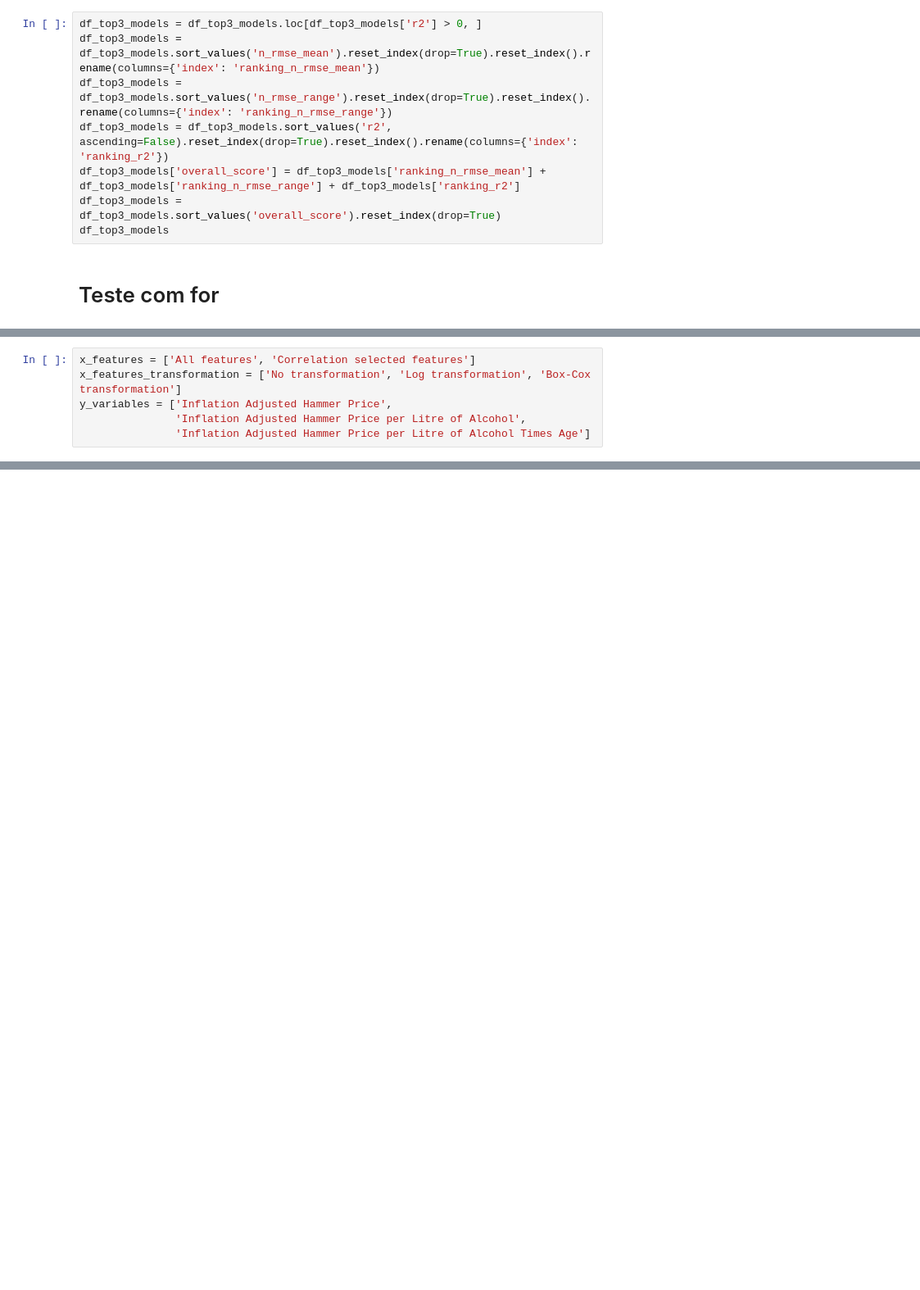
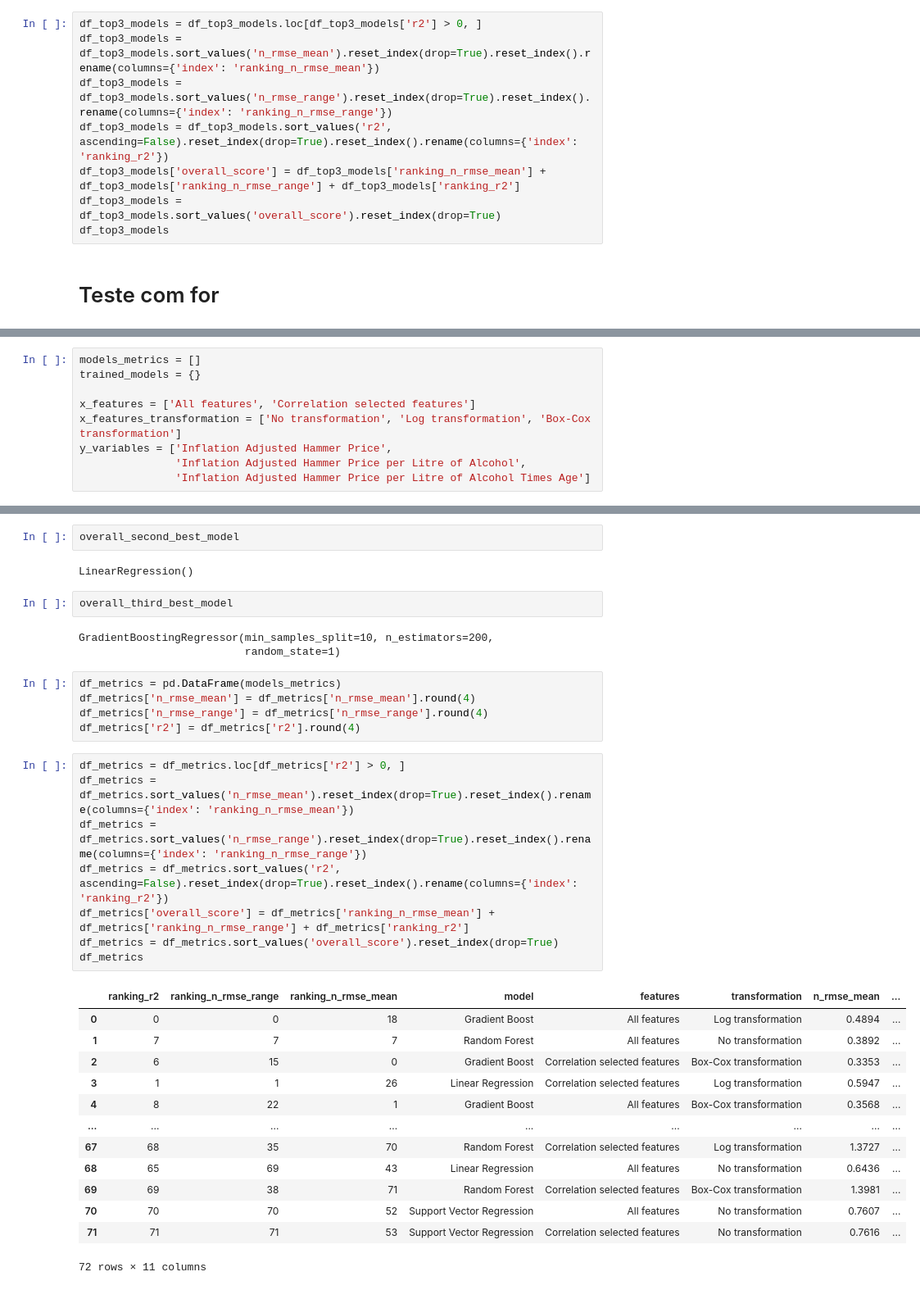
Before and after one commit to joaopaivaa/Cask-Worth, a Jupyter notebook: model.ipynb, the cells around one changed output, grey strips where cells are left out. Shown at 82% size. Drawn from its saved outputs; the diff is of its cells as text; blank space fills up the shorter version.

Commit message:
finished models training with loop

```diff
--- a/model.ipynb
+++ b/model.ipynb
@@ -7891,4 +7894,7 @@ df_top3_models
 # %%
+models_metrics = []
+trained_models = {}
+
 x_features = ['All features', 'Correlation selected features']
 x_features_transformation = ['No transformation', 'Log transformation', 'Box-Cox transformation']
 y_variables = ['Inflation Adjusted Hammer Price',
@@ -8085,0 +8201,36 @@ for y_variable in y_variables:
+# %%
+overall_second_best_model
+# %% [output]
+LinearRegression()
+# %%
+overall_third_best_model
+# %% [output]
+GradientBoostingRegressor(min_samples_split=10, n_estimators=200,
+                          random_state=1)
+# %%
+df_metrics = pd.DataFrame(models_metrics)
+df_metrics['n_rmse_mean'] = df_metrics['n_rmse_mean'].round(4)
+df_metrics['n_rmse_range'] = df_metrics['n_rmse_range'].round(4)
+df_metrics['r2'] = df_metrics['r2'].round(4)
+# %%
+df_metrics = df_metrics.loc[df_metrics['r2'] > 0, ]
+df_metrics = df_metrics.sort_values('n_rmse_mean').reset_index(drop=True).reset_index().rename(columns={'index': 'ranking_n_rmse_mean'})
+df_metrics = df_metrics.sort_values('n_rmse_range').reset_index(drop=True).reset_index().rename(columns={'index': 'ranking_n_rmse_range'})
+df_metrics = df_metrics.sort_values('r2', ascending=False).reset_index(drop=True).reset_index().rename(columns={'index': 'ranking_r2'})
+df_metrics['overall_score'] = df_metrics['ranking_n_rmse_mean'] + df_metrics['ranking_n_rmse_range'] + df_metrics['ranking_r2']
+df_metrics = df_metrics.sort_values('overall_score').reset_index(drop=True)
+df_metrics
+# %% [output]
+|  | ranking_r2 | ranking_n_rmse_range | ranking_n_rmse_mean | model | features | transformation | n_rmse_mean | ... |
+| 0 | 0 | 0 | 18 | Gradient Boost | All features | Log transformation | 0.4894 | ... |
+| 1 | 7 | 7 | 7 | Random Forest | All features | No transformation | 0.3892 | ... |
+| 2 | 6 | 15 | 0 | Gradient Boost | Correlation selected features | Box-Cox transformation | 0.3353 | ... |
+| 3 | 1 | 1 | 26 | Linear Regression | Correlation selected features | Log transformation | 0.5947 | ... |
+| 4 | 8 | 22 | 1 | Gradient Boost | All features | Box-Cox transformation | 0.3568 | ... |
+| ... | ... | ... | ... | ... | ... | ... | ... | ... |
+| 67 | 68 | 35 | 70 | Random Forest | Correlation selected features | Log transformation | 1.3727 | ... |
+| 68 | 65 | 69 | 43 | Linear Regression | All features | No transformation | 0.6436 | ... |
+| 69 | 69 | 38 | 71 | Random Forest | Correlation selected features | Box-Cox transformation | 1.3981 | ... |
+| 70 | 70 | 70 | 52 | Support Vector Regression | All features | No transformation | 0.7607 | ... |
+| 71 | 71 | 71 | 53 | Support Vector Regression | Correlation selected features | No transformation | 0.7616 | ... |
+72 rows × 11 columns
```
Also changed, not shown: parts of 11 cells of this notebook.
